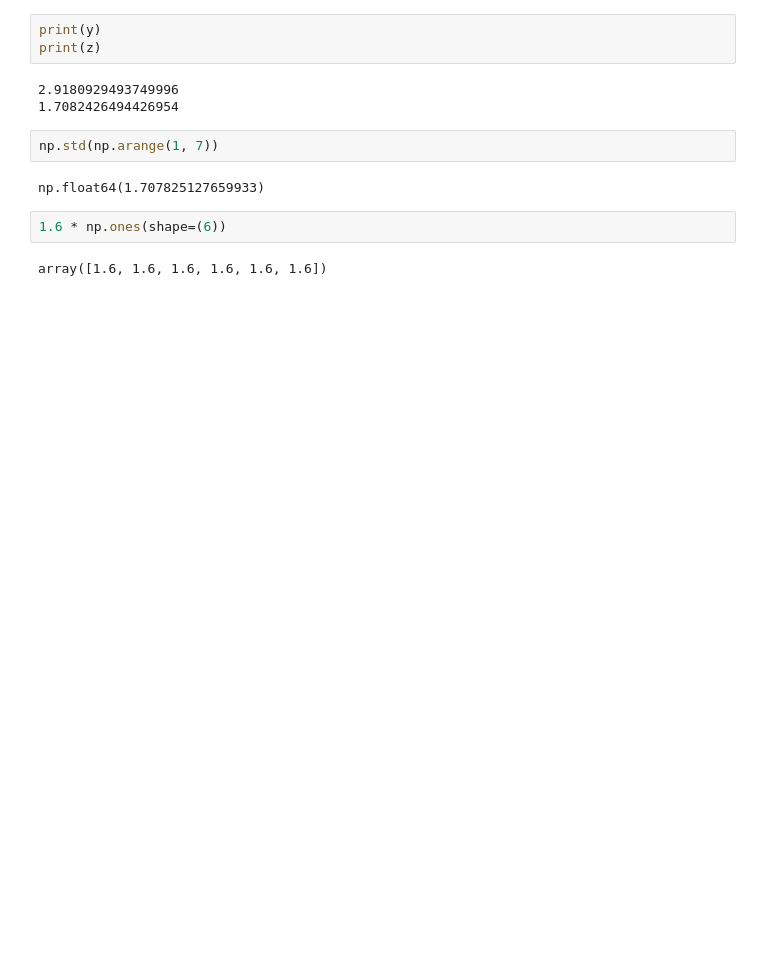
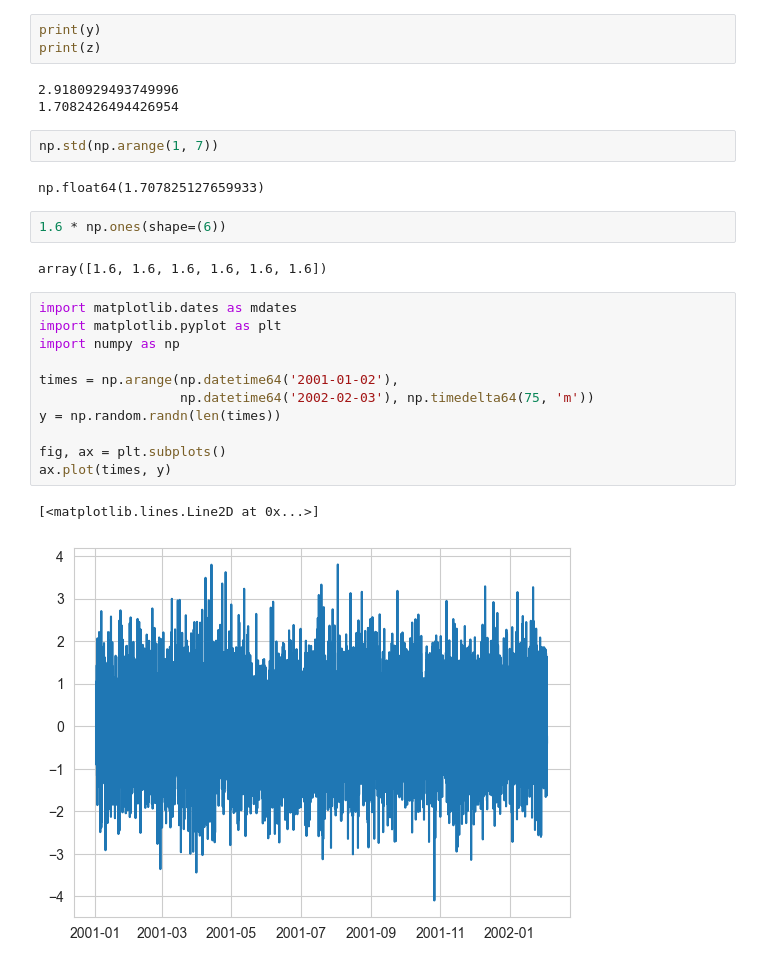
Before and after one commit to ChaPop870/63-527-Data-Analysis-of-Atm-and-Oce-using-Python-Labs, a Jupyter notebook: Lab-Report-2/Lab 5.ipynb, the cells around one changed output. Drawn from its saved outputs; the diff is of its cells as text; blank space fills up the shorter version.

```diff
--- a/Lab-Report-2/Lab 5.ipynb
+++ b/Lab-Report-2/Lab 5.ipynb
@@ -93,3 +93,17 @@ np.float64(1.707825127659933)
 1.6 * np.ones(shape=(6))
 # %% [output]
 array([1.6, 1.6, 1.6, 1.6, 1.6, 1.6])
+# %%
+import matplotlib.dates as mdates
+import matplotlib.pyplot as plt
+import numpy as np
+
+times = np.arange(np.datetime64('2001-01-02'),
+                  np.datetime64('2002-02-03'), np.timedelta64(75, 'm'))
+y = np.random.randn(len(times))
+
+fig, ax = plt.subplots()
+ax.plot(times, y)
+# %% [output]
+[<matplotlib.lines.Line2D at 0x...>]
+[figure, added]
```
Also changed, not shown: 4 other files.
